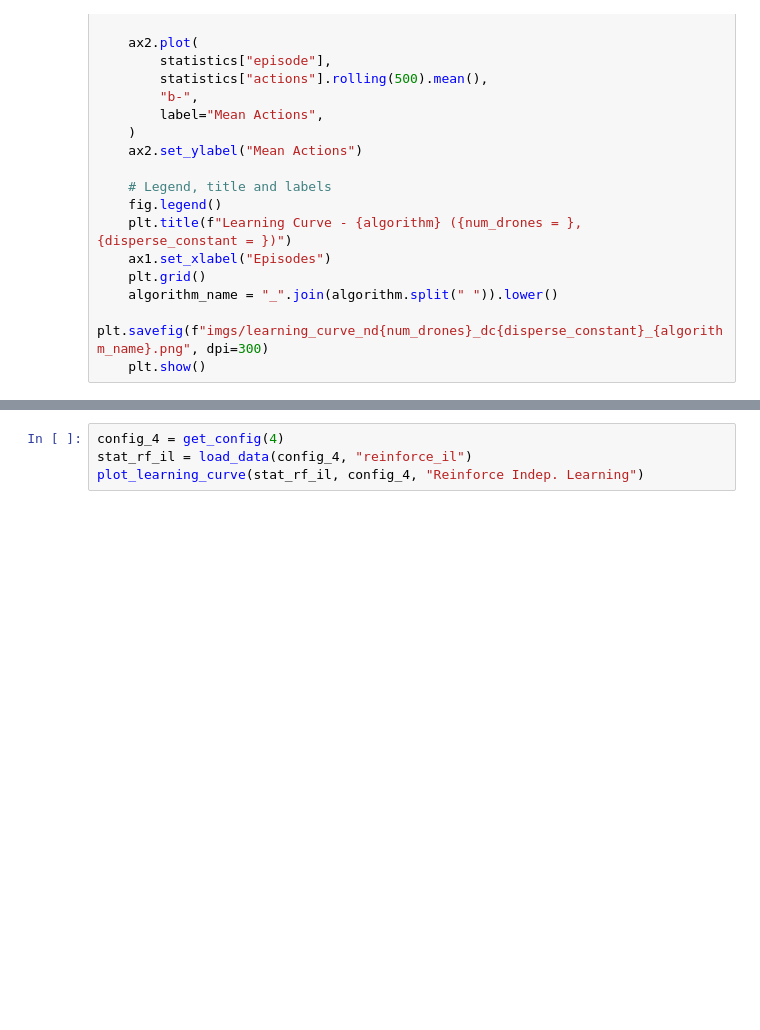
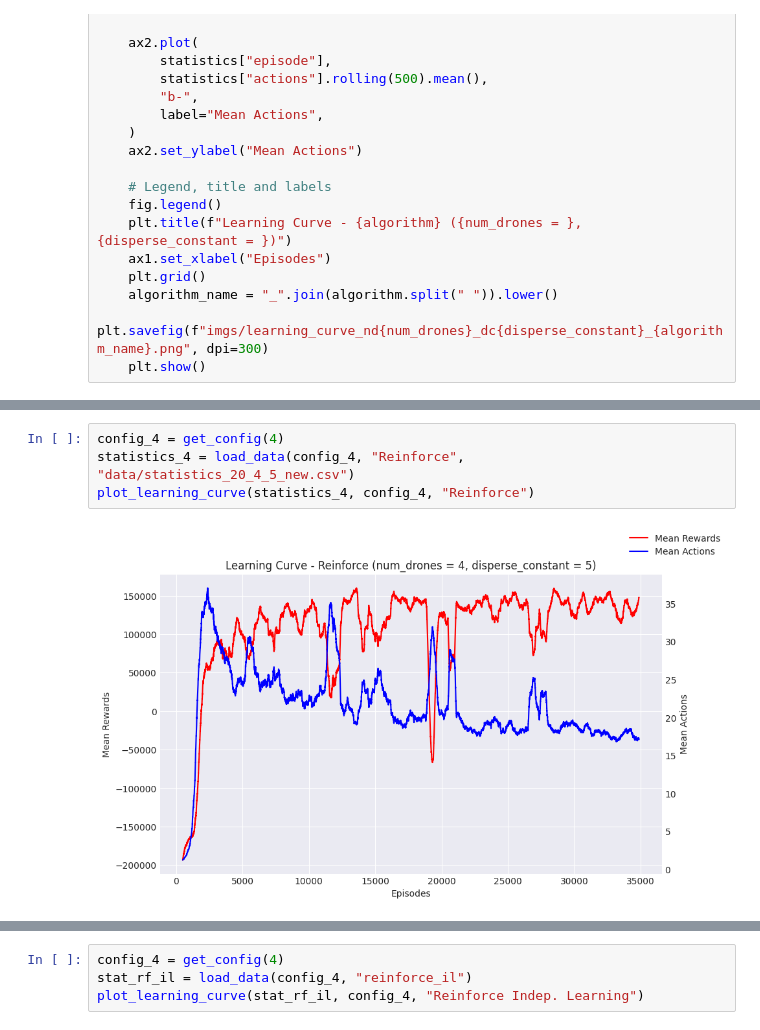
Before and after one commit to pfeinsper/drone-swarm-search-algorithms, a Jupyter notebook: performance_analysis.ipynb, the cells around one changed output, grey strips where cells are left out. Saved outputs shown, nothing was run; the diff lists cells and outputs as text; blank space fills up the shorter version.

```diff
--- a/performance_analysis.ipynb
+++ b/performance_analysis.ipynb
@@ -64,3 +71,9 @@ def plot_learning_curve(statistics, config, algorithm):
+# %%
+config_4 = get_config(4)
+statistics_4 = load_data(config_4, "Reinforce", "data/statistics_20_4_5_new.csv")
+plot_learning_curve(statistics_4, config_4, "Reinforce")
+# %% [output]
+[figure, added]
 # %%
 config_2 = get_config(2)
 stat_rf_il = load_data(config_2, "reinforce_il")
```
Also changed, not shown: parts of 8 cells of this notebook, 14 other files.
